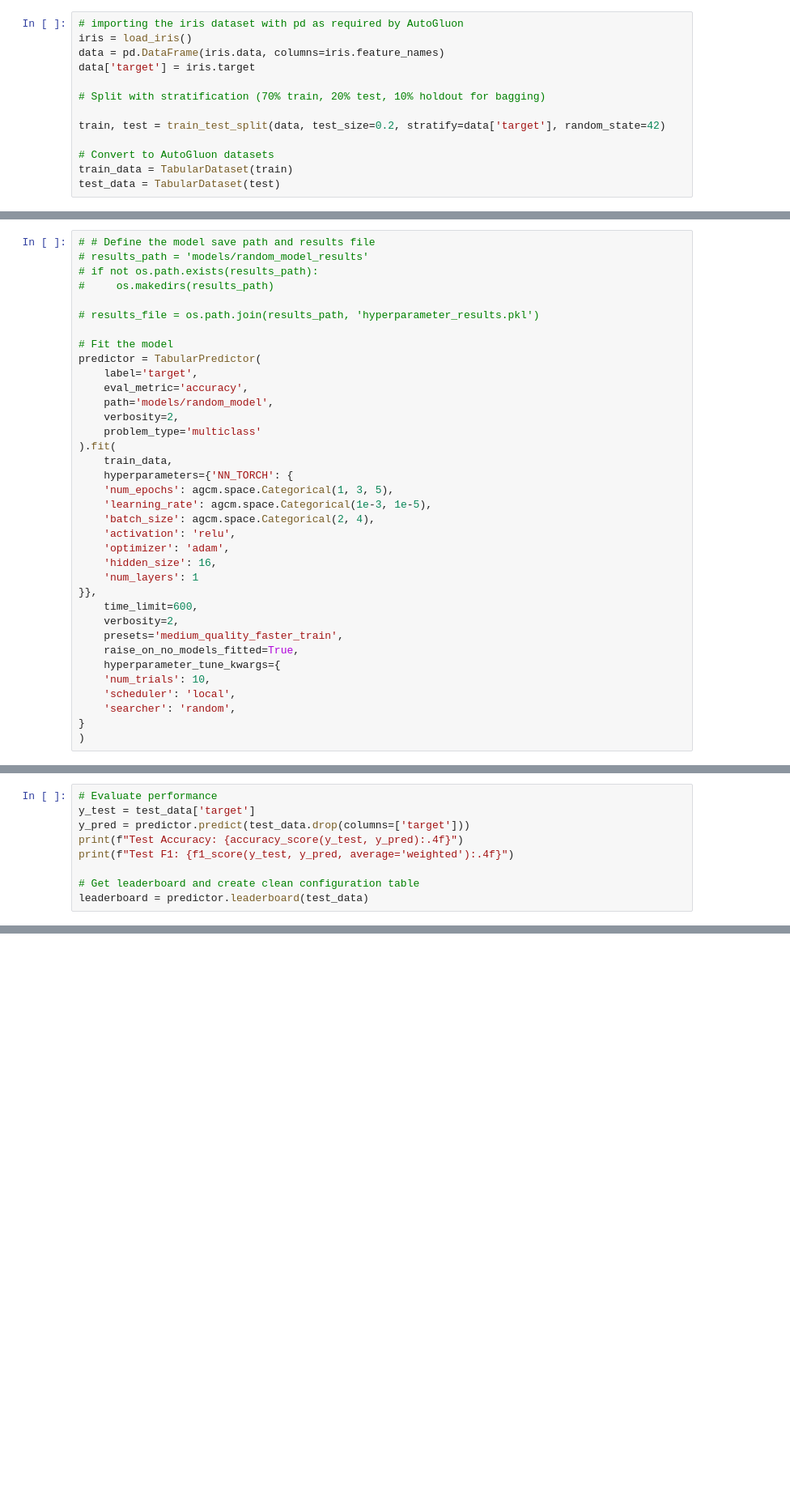
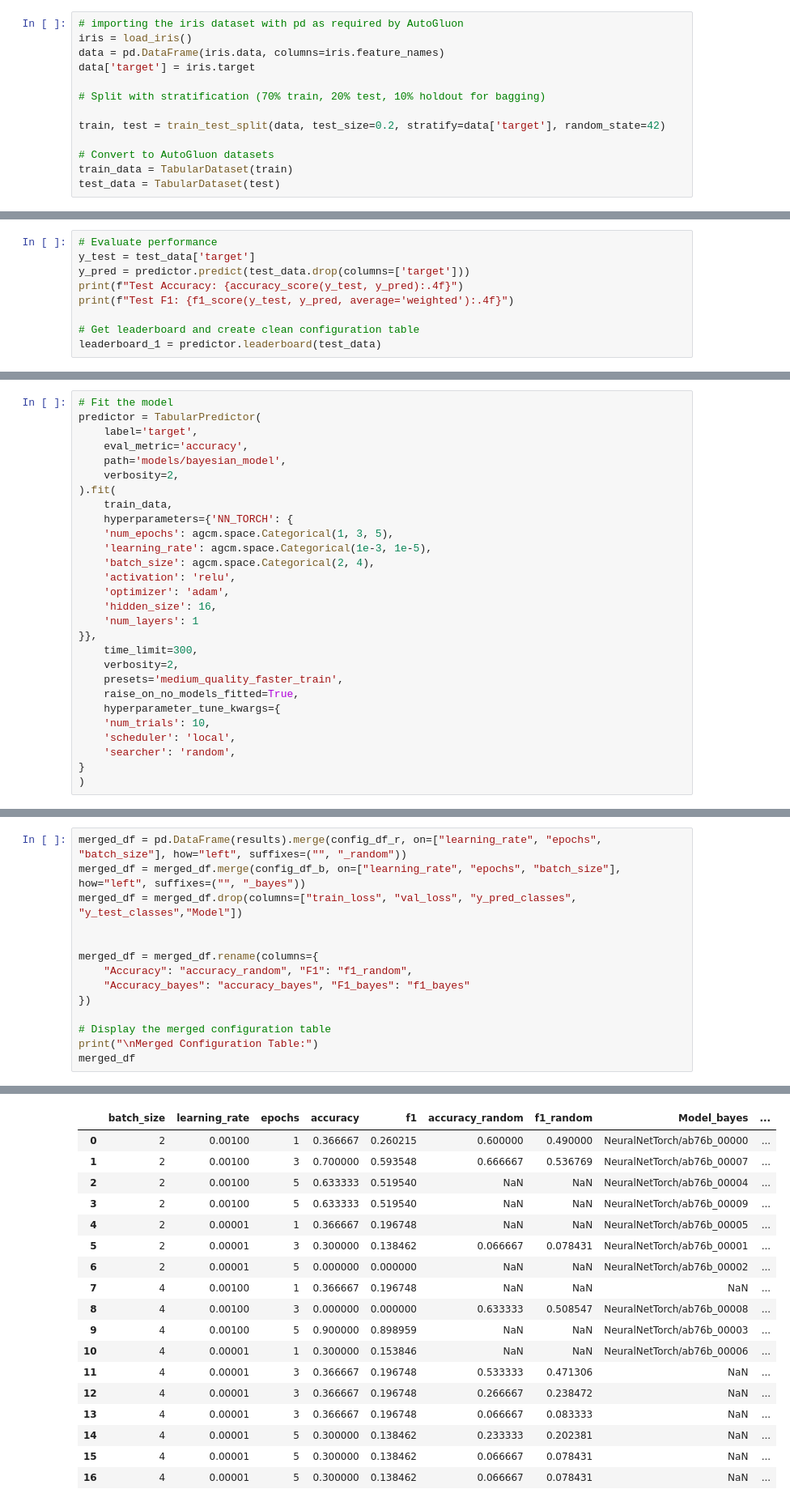
Before and after one commit to Akshat13shah/STT_Ai_Assignment6, a Jupyter notebook: Hyperparameters.ipynb, the cells around one changed output, grey strips where cells are left out. Shown at 81% size. Saved outputs shown, nothing was run; the diff lists cells and outputs as text; blank space fills up the shorter version.

```diff
--- a/Hyperparameters.ipynb
+++ b/Hyperparameters.ipynb
@@ -390,0 +490,9 @@ TabularPredictor saved. To load, use: predictor = TabularPredictor.load("/conten
+# %%
+# Evaluate performance
+y_test = test_data['target']
+y_pred = predictor.predict(test_data.drop(columns=['target']))
+print(f"Test Accuracy: {accuracy_score(y_test, y_pred):.4f}")
+print(f"Test F1: {f1_score(y_test, y_pred, average='weighted'):.4f}")
+
+# Get leaderboard and create clean configuration table
+leaderboard_1 = predictor.leaderboard(test_data)
@@ -391,18 +561,10 @@ TabularPredictor saved. To load, use: predictor = TabularPredictor.load("/conten
 # %%
-# # Define the model save path and results file
-# results_path = 'models/random_model_results'
-# if not os.path.exists(results_path):
-#     os.makedirs(results_path)
-
-# results_file = os.path.join(results_path, 'hyperparameter_results.pkl')
-
 # Fit the model
 predictor = TabularPredictor(
     label='target',
     eval_metric='accuracy',
-    path='models/random_model',
+    path='models/bayesian_model',
     verbosity=2,
-    problem_type='multiclass'
 ).fit(
     train_data,
     hyperparameters={'NN_TORCH': {
@@ -414,7 +576,7 @@ predictor = TabularPredictor(
     'hidden_size': 16,
     'num_layers': 1
 }},
-    time_limit=600,
+    time_limit=300,
     verbosity=2,
     presets='medium_quality_faster_train',
     raise_on_no_models_fitted=True,
@@ -790,9 +703,0 @@ bayes_models
-# %%
-# Evaluate performance
-y_test = test_data['target']
-y_pred = predictor.predict(test_data.drop(columns=['target']))
-print(f"Test Accuracy: {accuracy_score(y_test, y_pred):.4f}")
-print(f"Test F1: {f1_score(y_test, y_pred, average='weighted'):.4f}")
-
-# Get leaderboard and create clean configuration table
-leaderboard = predictor.leaderboard(test_data)
@@ -847,0 +768,15 @@ model_performance_df = pd.DataFrame(model_info_list)
+# %%
+merged_df = pd.DataFrame(results).merge(config_df_r, on=["learning_rate", "epochs", "batch_size"], how="left", suffixes=("", "_random"))
+merged_df = merged_df.merge(config_df_b, on=["learning_rate", "epochs", "batch_size"], how="left", suffixes=("", "_bayes"))
+merged_df = merged_df.drop(columns=["train_loss", "val_loss", "y_pred_classes", "y_test_classes","Model"])
+
+
+merged_df = merged_df.rename(columns={
+    "Accuracy": "accuracy_random", "F1": "f1_random",
+    "Accuracy_bayes": "accuracy_bayes", "F1_bayes": "f1_bayes"
+})
+
+# Display the merged configuration table
+print("\nMerged Configuration Table:")
+merged_df
+# %% [output]
@@ -847,0 +784,18 @@ model_performance_df = pd.DataFrame(model_info_list)
+|  | batch_size | learning_rate | epochs | accuracy | f1 | accuracy_random | f1_random | Model_bayes | ... |
+| 0 | 2 | 0.00100 | 1 | 0.366667 | 0.260215 | 0.600000 | 0.490000 | NeuralNetTorch/ab76b_00000 | ... |
+| 1 | 2 | 0.00100 | 3 | 0.700000 | 0.593548 | 0.666667 | 0.536769 | NeuralNetTorch/ab76b_00007 | ... |
+| 2 | 2 | 0.00100 | 5 | 0.633333 | 0.519540 | NaN | NaN | NeuralNetTorch/ab76b_00004 | ... |
+| 3 | 2 | 0.00100 | 5 | 0.633333 | 0.519540 | NaN | NaN | NeuralNetTorch/ab76b_00009 | ... |
+| 4 | 2 | 0.00001 | 1 | 0.366667 | 0.196748 | NaN | NaN | NeuralNetTorch/ab76b_00005 | ... |
+| 5 | 2 | 0.00001 | 3 | 0.300000 | 0.138462 | 0.066667 | 0.078431 | NeuralNetTorch/ab76b_00001 | ... |
+| 6 | 2 | 0.00001 | 5 | 0.000000 | 0.000000 | NaN | NaN | NeuralNetTorch/ab76b_00002 | ... |
+| 7 | 4 | 0.00100 | 1 | 0.366667 | 0.196748 | NaN | NaN | NaN | ... |
+| 8 | 4 | 0.00100 | 3 | 0.000000 | 0.000000 | 0.633333 | 0.508547 | NeuralNetTorch/ab76b_00008 | ... |
+| 9 | 4 | 0.00100 | 5 | 0.900000 | 0.898959 | NaN | NaN | NeuralNetTorch/ab76b_00003 | ... |
+| 10 | 4 | 0.00001 | 1 | 0.300000 | 0.153846 | NaN | NaN | NeuralNetTorch/ab76b_00006 | ... |
+| 11 | 4 | 0.00001 | 3 | 0.366667 | 0.196748 | 0.533333 | 0.471306 | NaN | ... |
+| 12 | 4 | 0.00001 | 3 | 0.366667 | 0.196748 | 0.266667 | 0.238472 | NaN | ... |
+| 13 | 4 | 0.00001 | 3 | 0.366667 | 0.196748 | 0.066667 | 0.083333 | NaN | ... |
+| 14 | 4 | 0.00001 | 5 | 0.300000 | 0.138462 | 0.233333 | 0.202381 | NaN | ... |
+| 15 | 4 | 0.00001 | 5 | 0.300000 | 0.138462 | 0.066667 | 0.078431 | NaN | ... |
+| 16 | 4 | 0.00001 | 5 | 0.300000 | 0.138462 | 0.066667 | 0.078431 | NaN | ... |
```
Also changed, not shown: parts of 24 cells of this notebook, 1 other file.
